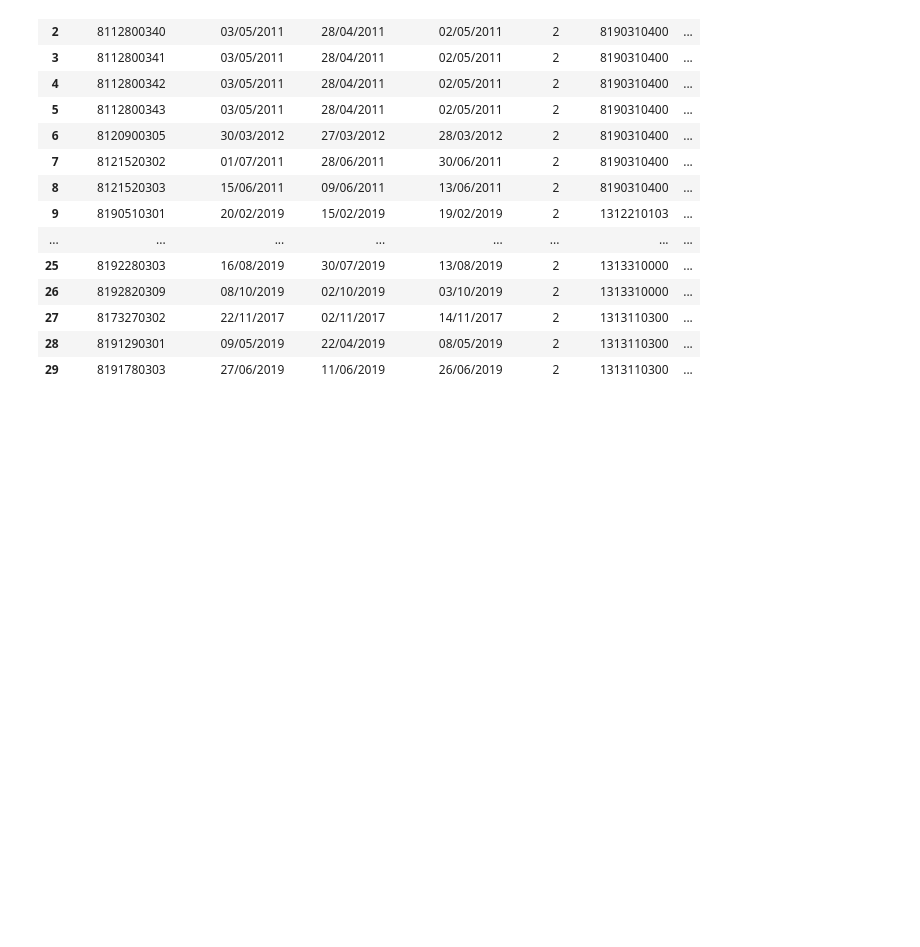
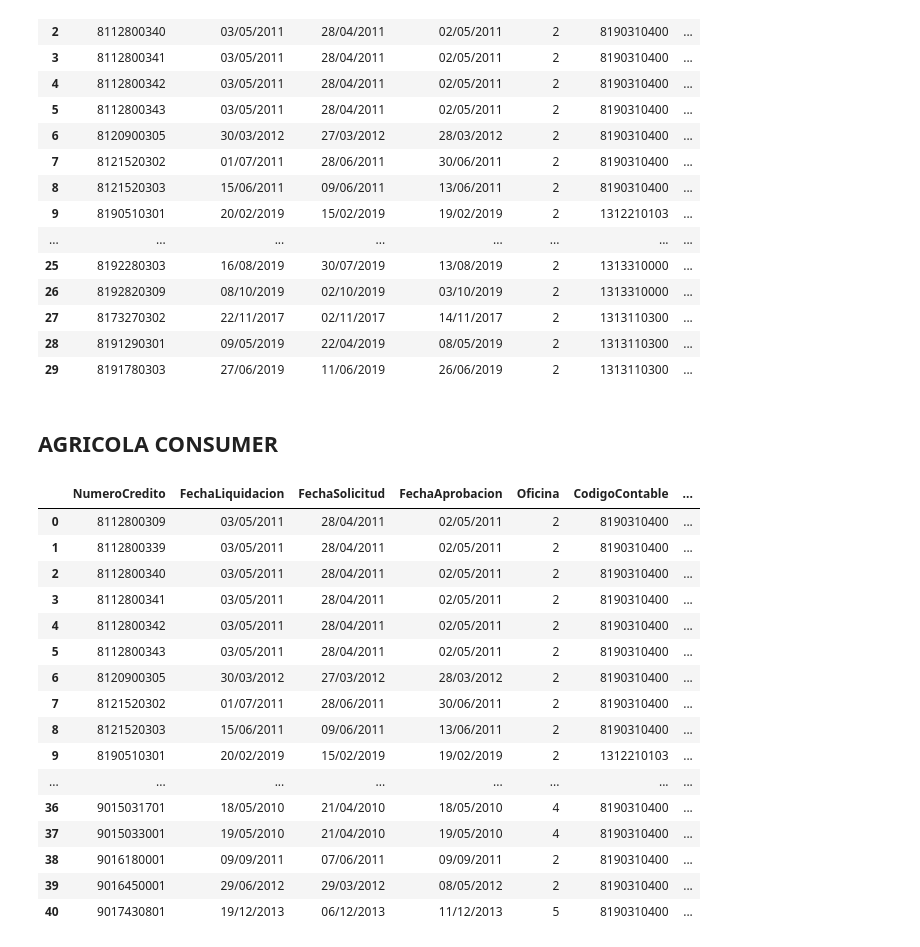
Before and after one commit to BAXTOR95/at-lrr, a Jupyter notebook: backend/app/jupyter_notebooks/AT04.ipynb, the cells around one changed output. Drawn from its saved outputs; the diff is of its cells as text; code cells hidden in the pictures; blank space fills up the shorter version.

```diff
--- a/backend/app/jupyter_notebooks/AT04.ipynb
+++ b/backend/app/jupyter_notebooks/AT04.ipynb
@@ -539,6 +539,8 @@ def get_actividad_cliente(num_credito, banca, value_if_null, type_dc):
             act_cliente = at04cre_cfgesc_df.at[int(num_credito), 'CodigoSIF'] if int(num_credito) in at04cre_cfgesc_df.index else np.NaN
             return is_nan(act_cliente, value_if_null)
     else:
+        if type_dc == CD_CHOICES.get('AGRICOLA_OTHER_ICG'):
+            return 'A01'
         pass
 
 def get_domicilio_fiscal(num_credito, type_dc, is_df):
@@ -555,6 +557,8 @@ def get_domicilio_fiscal(num_credito, type_dc, is_df):
         return at04cre_mod_df.at[int(num_credito), 'ADDRESS'] if int(num_credito) in at04cre_mod_df.index else ''
     elif type_dc in [CD_CHOICES.get('MANUFACTURA'), CD_CHOICES.get('HCP')]:
         return ''
+    elif type_dc in [CD_CHOICES.get('AGRICOLA_OTHER_ICG'),]:
+        return get_siif_values(num_credito, 'Address')
     else:
         pass
 
@@ -599,7 +603,7 @@ def get_gicg_cnd_values(num_credito, campo):
         return gicg_value or 0
     elif campo in ['FechaEmisionCertificacionBeneficiarioEspecial', 'FechaFinPeriodoGraciaPagoInteres']:
         gicg_value = gicg_mod_df.at[int(num_credito), campo] if int(num_credito) in gicg_mod_df.index else False
-        return gicg_value or pd.to_datetime('01/01/1900', )
+        return gicg_value or pd.to_datetime('01/01/1900')
     else:
         sys.exit(f'The field ({campo}) is invalid or not supported!')
 
@@ -609,6 +613,40 @@ def get_porcentaje_comision_flat(num_credito, banca):
         return gicg_mod_df.at[int(num_credito), 'PorcentajeComisionFLAT'] if int(num_credito) in gicg_mod_df.index else 0.00
     else:
         pass
+
+def get_bbat_amounts(num_credito, status):
+    bbat_mod_df = bbat_df.set_index('Acct')
+
+    choices = ['vigente', 'vencido', 'mora', 'orden']
+
+    if status == 'vigente':
+        bbat_mod_df.at[int(num_credito), 'SaldoRendXcobrar'] if int(num_credito) in bbat_mod_df.index else np.nan
+    elif status == 'vencido':
+        bbat_mod_df.at[int(num_credito), 'SaldoRendXcobrarVenc'] if int(num_credito) in bbat_mod_df.index else np.nan
+    elif status == 'mora':
+        bbat_mod_df.at[int(num_credito), 'SaldoRendXMora'] if int(num_credito) in bbat_mod_df.index else np.nan
+    elif status == 'orden':
+        bbat_mod_df.at[int(num_credito), 'SaldoRendCuentaOrden'] if int(num_credito) in bbat_mod_df.index else np.nan
+    else:
+        sys.exit(f'The status ({status}) is invalid or not supported! Supported values are [{choices}]')
+
+def get_siif_values(num_credito, campo):
+    siif_mod_df = siif_df.set_index('Acct')
+    siif_mod_df['Address'] = siif_mod_df['Address'].apply(lambda x: str(x).upper().strip())
+
+    if campo == 'Address':
+        return siif_mod_df.at[int(num_credito), 'Address'] if int(num_credito) in siif_mod_df.index else ''
+    elif campo in ['Int_Efectivamente_Cobrado', '%Comsion_Flat', 'Monto_Comision_Flat', 'Capital_Trasferido']:
+        siif_value = siif_mod_df.at[int(num_credito), campo] if int(num_credito) in siif_mod_df.index else False
+        return is_nan(siif_value, 0.00) or 0.00
+    elif campo in ['Periodicidad_Pago_Especial_Capital','Tipo_Vivienda']:
+        siif_value = int(siif_mod_df.at[int(num_credito), campo]) if int(num_credito) in siif_mod_df.index else False
+        return is_nan(siif_value, 0) or 0.
+    elif campo in ['Fecha_Cambio_Status', 'Fecha_Reg_Venc_Lit_cast', 'Fecha_Exigibilidad_pago_ult_cuota', 'Fecha_Fin_Periodo_Gracia_Pago_interes', 'Fecha_cambio_Capital_Transferido']:
+        siif_value = siif_mod_df.at[int(num_credito), campo] if int(num_credito) in siif_mod_df.index else False
+        return is_nan(siif_value, pd.to_datetime('01/01/1900')) or pd.to_datetime('01/01/1900')
+    else:
+        sys.exit(f'The field ({campo}) is invalid or not supported!')
 # %% [markdown]
 ## ALL OF CD ICG
 # %%
@@ -632,7 +670,7 @@ at04_df = at04_df.append([pd.DataFrame({
     'NaturalezaCliente': cd_df.iloc[i]['NATURALEZA_CLIENTE'],
     'TipoCliente': cd_df.iloc[i]['TIPO_CLIENTE'],
     'IdentificacionCliente': str(cd_df.iloc[i]['NUM_CLIENTE'])[-9:],
-    'Nombre_RazonSocial': str(cd_df.iloc[i]['NOMBRE_CLIENTE']).strip().capitalize().replace('\'\'', '´'),
+    'Nombre_RazonSocial': str(cd_df.iloc[i]['NOMBRE_CLIENTE']).strip().title().replace('\'\'', '´'),
     'Genero': 3 if cd_df.iloc[i]['GENERO'] not in [0, 1, 2] else cd_df.iloc[i]['GENERO'],
     'TipoClienteRIF': cd_df.iloc[i]['TIPO_CLIENTE'],
     'IdentificacionTipoClienteRIF': str(cd_df.iloc[i]['NUM_CLIENTE'])[-9:],
@@ -801,3 +839,5 @@ at04_df[labels]
 | 27 | 8173270302 | 22/11/2017 | 02/11/2017 | 14/11/2017 | 2 | 1313110300 | ... |
 | 28 | 8191290301 | 09/05/2019 | 22/04/2019 | 08/05/2019 | 2 | 1313110300 | ... |
 | 29 | 8191780303 | 27/06/2019 | 11/06/2019 | 26/06/2019 | 2 | 1313110300 | ... |
+# %% [markdown]
+## AGRICOLA CONSUMER
@@ -803,0 +1011,20 @@ at04_df[labels]
+# %%
+at04_df[labels]
+# %% [output]
+|  | NumeroCredito | FechaLiquidacion | FechaSolicitud | FechaAprobacion | Oficina | CodigoContable | ... |
+| 0 | 8112800309 | 03/05/2011 | 28/04/2011 | 02/05/2011 | 2 | 8190310400 | ... |
+| 1 | 8112800339 | 03/05/2011 | 28/04/2011 | 02/05/2011 | 2 | 8190310400 | ... |
+| 2 | 8112800340 | 03/05/2011 | 28/04/2011 | 02/05/2011 | 2 | 8190310400 | ... |
+| 3 | 8112800341 | 03/05/2011 | 28/04/2011 | 02/05/2011 | 2 | 8190310400 | ... |
+| 4 | 8112800342 | 03/05/2011 | 28/04/2011 | 02/05/2011 | 2 | 8190310400 | ... |
+| 5 | 8112800343 | 03/05/2011 | 28/04/2011 | 02/05/2011 | 2 | 8190310400 | ... |
+| 6 | 8120900305 | 30/03/2012 | 27/03/2012 | 28/03/2012 | 2 | 8190310400 | ... |
+| 7 | 8121520302 | 01/07/2011 | 28/06/2011 | 30/06/2011 | 2 | 8190310400 | ... |
+| 8 | 8121520303 | 15/06/2011 | 09/06/2011 | 13/06/2011 | 2 | 8190310400 | ... |
+| 9 | 8190510301 | 20/02/2019 | 15/02/2019 | 19/02/2019 | 2 | 1312210103 | ... |
+| ... | ... | ... | ... | ... | ... | ... | ... |
+| 36 | 9015031701 | 18/05/2010 | 21/04/2010 | 18/05/2010 | 4 | 8190310400 | ... |
+| 37 | 9015033001 | 19/05/2010 | 21/04/2010 | 19/05/2010 | 4 | 8190310400 | ... |
+| 38 | 9016180001 | 09/09/2011 | 07/06/2011 | 09/09/2011 | 2 | 8190310400 | ... |
+| 39 | 9016450001 | 29/06/2012 | 29/03/2012 | 08/05/2012 | 2 | 8190310400 | ... |
+| 40 | 9017430801 | 19/12/2013 | 06/12/2013 | 11/12/2013 | 5 | 8190310400 | ... |
```
Also changed, not shown: parts of 1 cell of this notebook.
